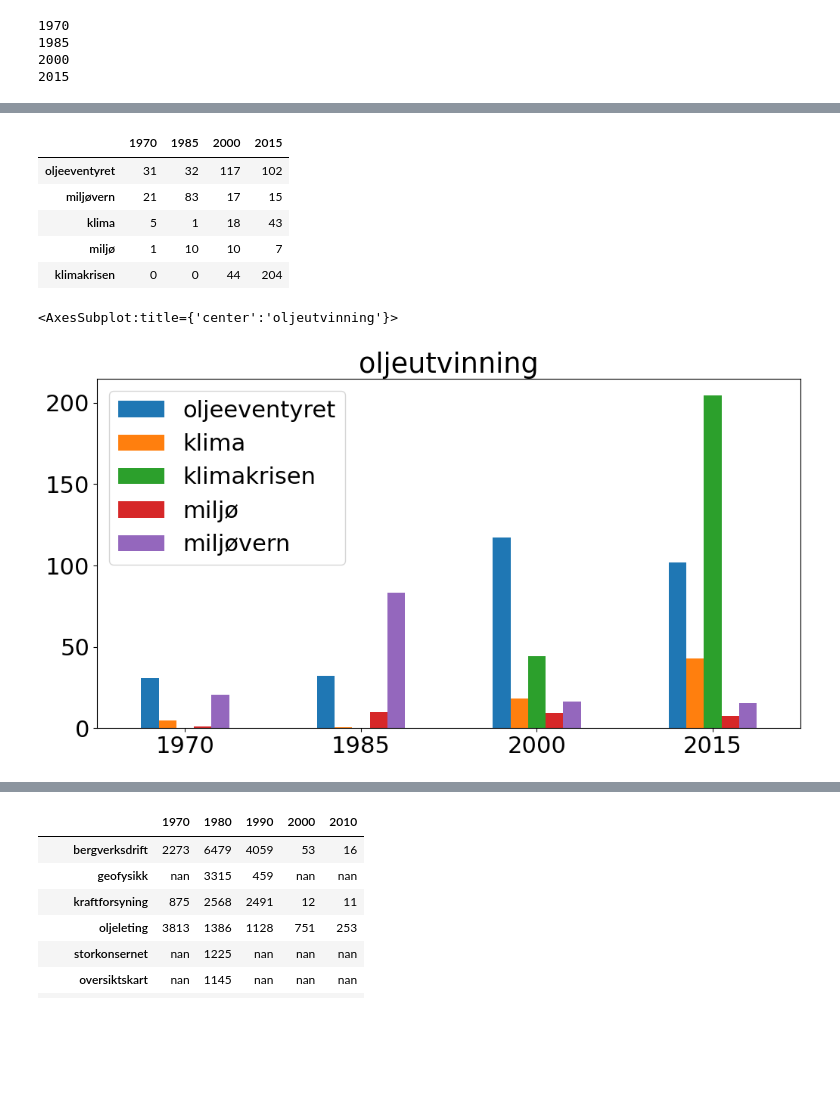
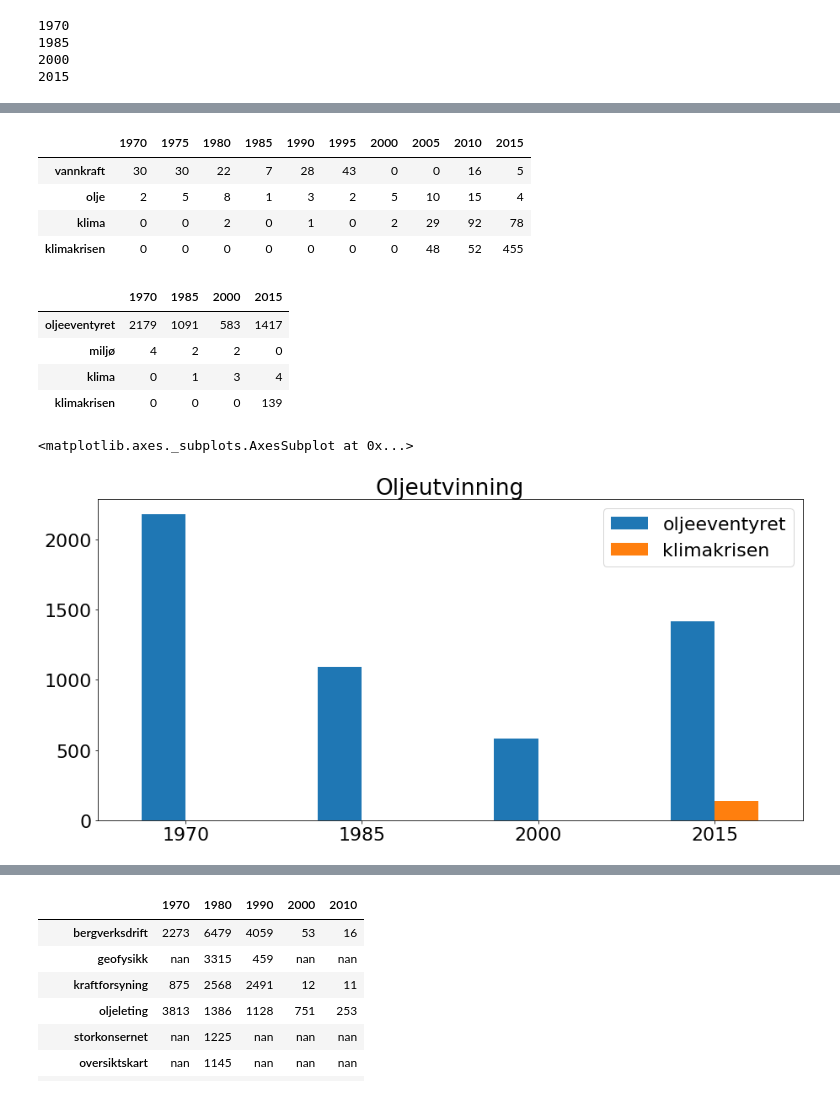
Before and after one commit to Yoonsen/Serie112, a Jupyter notebook: fredag20okt.ipynb, the cells around one changed output, grey strips where cells are left out. Drawn from its saved outputs; the diff is of its cells as text; code cells hidden in the pictures; blank space fills up the shorter version.

```diff
--- a/fredag20okt.ipynb
+++ b/fredag20okt.ipynb
@@ -40,6 +54,6 @@ a = coll_periods(doc="digavis",
 # %%
 b = coll_periods(doc="digavis",
-            fy=1970, ty=2020,period=15, word= 'oljeutvinning', ref=tot.freq)
+            fy=1970, ty=2020,period=15, word= 'oljeeventyret', ref=tot.freq)
 # %% [output]
 1970
 1985
@@ -78,17 +79,24 @@ a.loc[[x for x in "oljeeventyret klima klimakrisen miljø miljøvern".split() if
+# %%
+c.loc[[x for x in "oljeeventyret vannkraft klima klimakrisen olje".split() if x in c.index]].fillna(0).sort_values(by=a.columns[0], ascending=False).head(20).style.format(precision=0).background_gradient(axis = 1)
+# %% [output]
+|  | 1970 | 1975 | 1980 | 1985 | 1990 | 1995 | 2000 | 2005 | 2010 | 2015 |
+| vannkraft | 30 | 30 | 22 | 7 | 28 | 43 | 0 | 0 | 16 | 5 |
+| olje | 2 | 5 | 8 | 1 | 3 | 2 | 5 | 10 | 15 | 4 |
+| klima | 0 | 0 | 2 | 0 | 1 | 0 | 2 | 29 | 92 | 78 |
+| klimakrisen | 0 | 0 | 0 | 0 | 0 | 0 | 0 | 48 | 52 | 455 |
 # %%
-b.loc[[x for x in "oljeeventyret klima klimakrisen miljø miljøvern".split() if x in a.index]].fillna(0).sort_values(by=a.columns[0], ascending=False).head(20).style.format(precision=0).background_gradient(axis = 1)
+b.loc[[x for x in "oljeeventyret klima klimakrisen miljø miljøvern".split() if x in b.index]].fillna(0).sort_values(by=a.columns[0], ascending=False).head(20).style.format(precision=0).background_gradient(axis = 1)
 # %% [output]
 |  | 1970 | 1985 | 2000 | 2015 |
-| oljeeventyret | 31 | 32 | 117 | 102 |
-| miljøvern | 21 | 83 | 17 | 15 |
-| klima | 5 | 1 | 18 | 43 |
-| miljø | 1 | 10 | 10 | 7 |
-| klimakrisen | 0 | 0 | 44 | 204 |
+| oljeeventyret | 2179 | 1091 | 583 | 1417 |
+| miljø | 4 | 2 | 2 | 0 |
+| klima | 0 | 1 | 3 | 4 |
+| klimakrisen | 0 | 0 | 0 | 139 |
 # %%
 import matplotlib.pyplot as plt
 plt.rcParams.update({'font.size': 22})
 # %%
-b.loc[[x for x in "oljeeventyret klima klimakrisen miljø miljøvern".split() if x in a.index]].transpose().plot(kind="bar",figsize=(12,6),title="oljeutvinning", rot=0)
+b.loc[[x for x in "oljeeventyret klimakrisen miljøvern".split() if x in b.index]].transpose().plot(kind="bar",figsize=(15,7),title="Oljeutvinning", rot=0)
 # %% [output]
-<AxesSubplot:title={'center':'oljeutvinning'}>
+<matplotlib.axes._subplots.AxesSubplot at 0x...>
-[figure, old version]
+[figure, new version]
```
Also changed, not shown: parts of 15 cells of this notebook.
